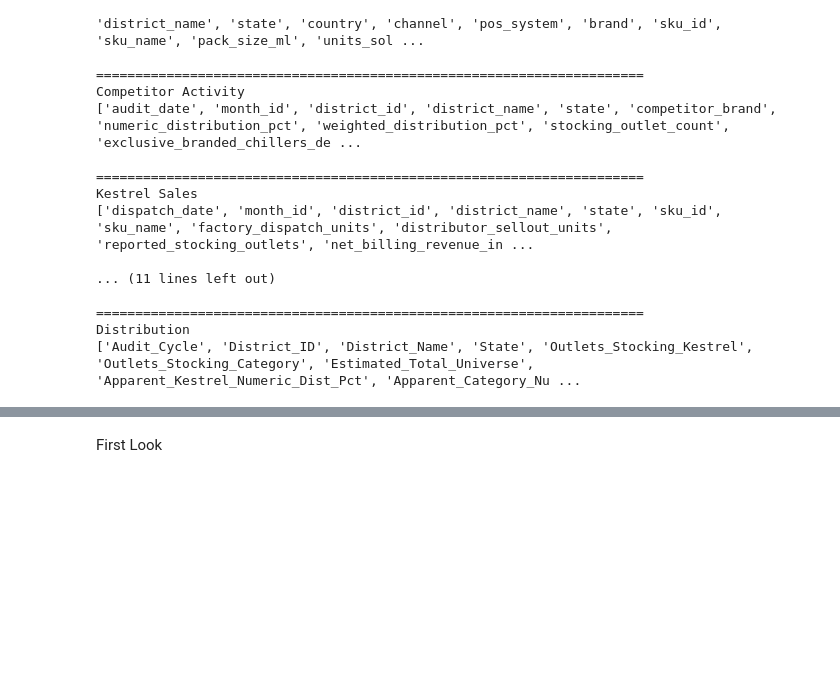
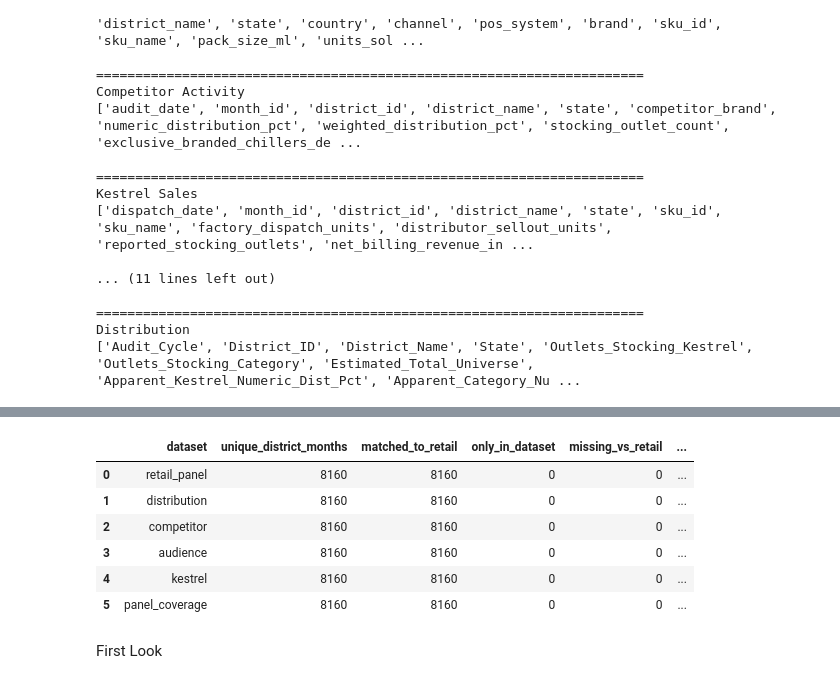
Before and after one commit to Sivahiteshreddy/Tailwyndz-Empty-On-The-Map, a Jupyter notebook: Notebooks/01_data_audit.ipynb, the cells around one changed output, grey strips where cells are left out. Cells and saved outputs as stored; diff of their text form; code cells hidden in the pictures; blank space fills up the shorter version.

```diff
--- a/Notebooks/01_data_audit.ipynb
+++ b/Notebooks/01_data_audit.ipynb
@@ -127,0 +338,85 @@ Distribution
+# %%
+# DISTRICT + MONTH RELATIONSHIP AUDIT
+print("=== DISTRICT + MONTH RELATIONSHIP AUDIT ===\n")
+
+# Build canonical district-month keys WITHOUT modifying raw datasets
+
+retail_keys = set(
+    zip(
+        retail_panel["district_id"].map(normalize_district_id),
+        retail_panel["month_id"].astype(str).str.strip()
+    )
+)
+
+competitor_keys = set(
+    zip(
+        competitor["district_id"].map(normalize_district_id),
+        competitor["month_id"].astype(str).str.strip()
+    )
+)
+
+audience_keys = set(
+    zip(
+        audience["district_id"].map(normalize_district_id),
+        audience["month_id"].astype(str).str.strip()
+    )
+)
+
+kestrel_keys = set(
+    zip(
+        kestrel["district_id"].map(normalize_district_id),
+        kestrel["month_id"].astype(str).str.strip()
+    )
+)
+
+# Distribution uses Audit_Cycle instead of month_id
+distribution_keys = set(
+    zip(
+        distribution["District_ID"].map(normalize_district_id),
+        distribution["Audit_Cycle"].astype(str).str.strip()
+    )
+)
+
+# Panel coverage uses District_Ref_ID + Month
+panel_keys = set(
+    zip(
+        panel_coverage["District_Ref_ID"].map(normalize_district_id),
+        panel_coverage["Month"].astype(str).str.strip()
+    )
+)
+
+district_month_keys = {
+    "retail_panel": retail_keys,
+    "distribution": distribution_keys,
+    "competitor": competitor_keys,
+    "audience": audience_keys,
+    "kestrel": kestrel_keys,
+    "panel_coverage": panel_keys
+}
+
+# Compare every dataset against Retail Panel
+reference_keys = retail_keys
+
+results = []
+
+for name, keys in district_month_keys.items():
+
+    matched = keys.intersection(reference_keys)
+    only_in_dataset = keys - reference_keys
+    only_in_retail = reference_keys - keys
+
+    results.append({
+        "dataset": name,
+        "unique_district_months": len(keys),
+        "matched_to_retail": len(matched),
+        "only_in_dataset": len(only_in_dataset),
+        "missing_vs_retail": len(only_in_retail),
+        "match_pct_vs_retail": round(
+            len(matched) / len(reference_keys) * 100, 2
+        ) if reference_keys else 0
+    })
+
+district_month_audit = pd.DataFrame(results)
+
+display(district_month_audit)
+# %% [output]
@@ -128,3 +424,10 @@ Distribution
+|  | dataset | unique_district_months | matched_to_retail | only_in_dataset | missing_vs_retail | ... |
+| 0 | retail_panel | 8160 | 8160 | 0 | 0 | ... |
+| 1 | distribution | 8160 | 8160 | 0 | 0 | ... |
+| 2 | competitor | 8160 | 8160 | 0 | 0 | ... |
+| 3 | audience | 8160 | 8160 | 0 | 0 | ... |
+| 4 | kestrel | 8160 | 8160 | 0 | 0 | ... |
+| 5 | panel_coverage | 8160 | 8160 | 0 | 0 | ... |
 # %% [markdown]
 First Look
 # %%
```
Also changed, not shown: parts of 20 cells of this notebook, 1 other file.
